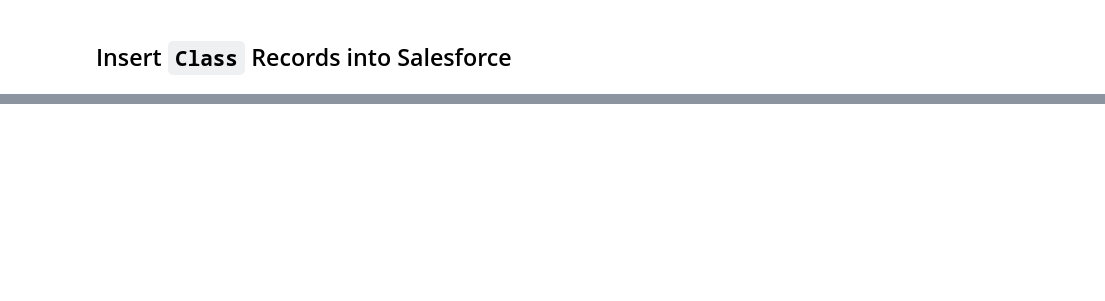
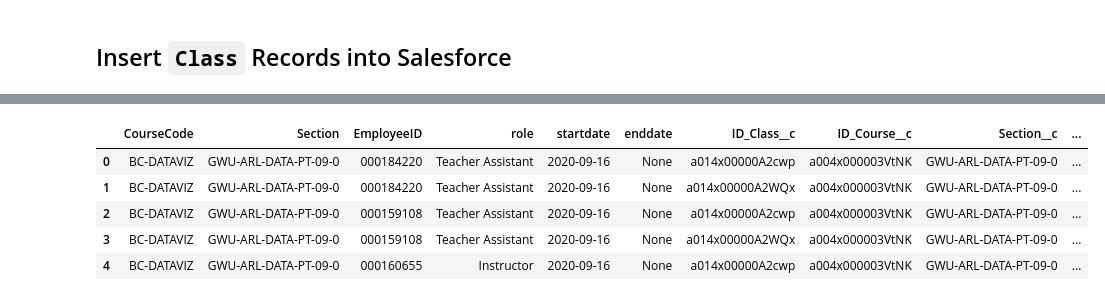
Before and after one commit to Fraolabebe/Salesforce-ETL-Project, a Jupyter notebook: Salesforce-ETL-Project.ipynb, the cells around one changed output, grey strips where cells are left out. Cells and saved outputs as stored; diff of their text form; code cells hidden in the pictures; blank space fills up the shorter version.

```diff
--- a/Salesforce-ETL-Project.ipynb
+++ b/Salesforce-ETL-Project.ipynb
@@ -851,0 +803,21 @@ for rec in staff_assignment_records:
+# %%
+#Qeerying the staff tabke from MYSQL
+query  ='''
+select
+    co.CourseCode,
+    cl.Section,
+    s.EmployeeID,
+    sa.role,
+    sa.startdate,
+    sa.enddate
+from
+    staffassignment as sa
+    inner join staff s
+    on sa.ID_Staff = s.ID_staff
+    inner join class cl
+    on sa.ID_Class=cl.ID_Class
+    inner join course co
+    on co.ID_Course=cl.ID_Course
+'''
+staffassignment_df = pd.read_sql(query, conn)
+staffassignment_df.head()
@@ -851,0 +848,10 @@ for rec in staff_assignment_records:
+# %%
+staff_assignment_load_df = pd.merge(staffassignment_df, sf_class_xwalk, left_on=['CourseCode','Section'], right_on=['Course_Code__c','Section__c'])
+staff_assignment_load_df.head()
+# %% [output]
+|  | CourseCode | Section | EmployeeID | role | startdate | enddate | ID_Class__c | ID_Course__c | Section__c | ... |
+| 0 | BC-DATAVIZ | GWU-ARL-DATA-PT-09-0 | 000184220 | Teacher Assistant | 2020-09-16 | None | a014x00000A2cwp | a004x000003VtNK | GWU-ARL-DATA-PT-09-0 | ... |
+| 1 | BC-DATAVIZ | GWU-ARL-DATA-PT-09-0 | 000184220 | Teacher Assistant | 2020-09-16 | None | a014x00000A2WQx | a004x000003VtNK | GWU-ARL-DATA-PT-09-0 | ... |
+| 2 | BC-DATAVIZ | GWU-ARL-DATA-PT-09-0 | 000159108 | Teacher Assistant | 2020-09-16 | None | a014x00000A2cwp | a004x000003VtNK | GWU-ARL-DATA-PT-09-0 | ... |
+| 3 | BC-DATAVIZ | GWU-ARL-DATA-PT-09-0 | 000159108 | Teacher Assistant | 2020-09-16 | None | a014x00000A2WQx | a004x000003VtNK | GWU-ARL-DATA-PT-09-0 | ... |
+| 4 | BC-DATAVIZ | GWU-ARL-DATA-PT-09-0 | 000160655 | Instructor | 2020-09-16 | None | a014x00000A2cwp | a004x000003VtNK | GWU-ARL-DATA-PT-09-0 | ... |
```
Also changed, not shown: parts of 106 cells of this notebook.
